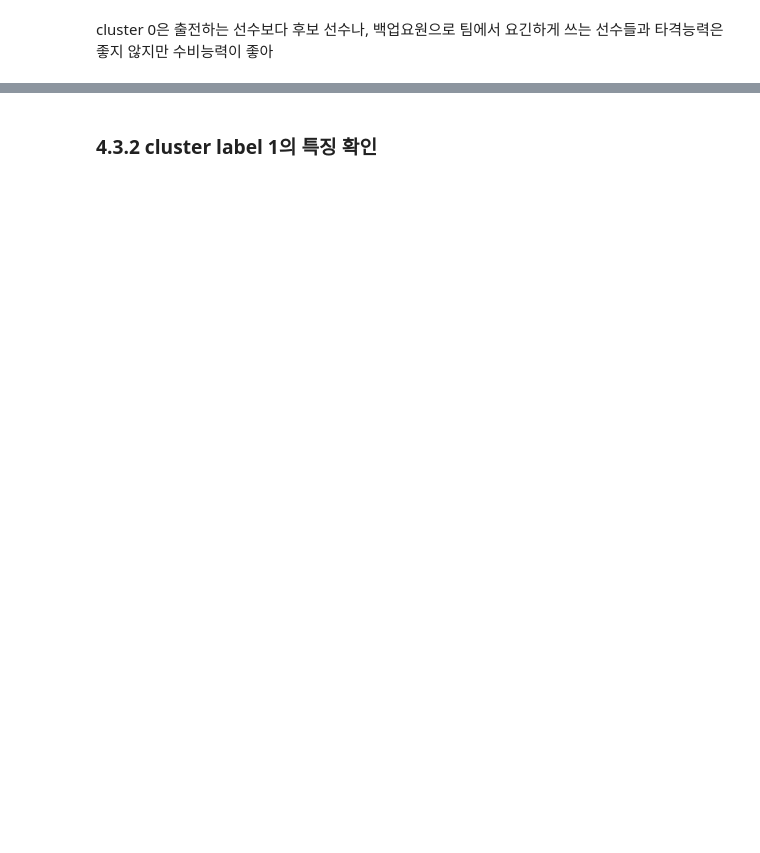
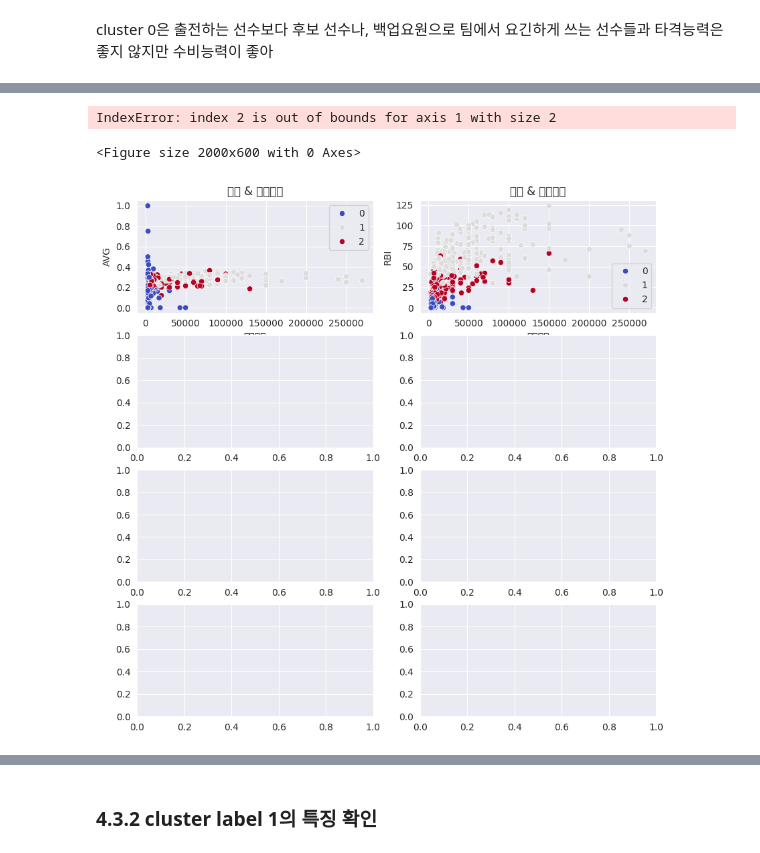
Before and after one commit to zefo38/kbo_salary, a Jupyter notebook: 05. EDA : Height, Weight, Stat Clustering .ipynb, the cells around one changed output, grey strips where cells are left out. Saved outputs shown, nothing was run; the diff lists cells and outputs as text; code cells hidden in the pictures; blank space fills up the shorter version.

```diff
--- a/05. EDA : Height, Weight, Stat Clustering .ipynb
+++ b/05. EDA : Height, Weight, Stat Clustering .ipynb
@@ -758,3 +814,32 @@ sns.scatterplot(y=df_cluster['AVG'], x=df_cluster['연봉상승률'], data=df_cl
+# %%
+plt.figure(figsize=(20, 6))
+fig, ax = plt.subplots(4, 2, figsize=(10, 10))
+
+
+sns.scatterplot(x=df_hitter['후년연봉'], y=df_hitter['AVG'], data=df_hitter, hue=kmeans.labels_, palette='coolwarm', ax=ax[0, 0])
+ax[0, 0].set_title('타율 & 후년연봉')
+
+sns.scatterplot(x=df_hitter['후년연봉'], y=df_hitter['RBI'], data=df_hitter, hue=kmeans.labels_, palette='coolwarm', ax=ax[0, 1])
+ax[0, 1].set_title('타점 & 후년연봉')
+
+sns.scatterplot(x=df_cluster['후년연봉'],y=df_cluster['SLG'], data=df_cluster, hue=kmeans.labels_, palette='coolwarm', ax=ax[0, 2])
+ax[0, 2].set_title('장타율 & 후년연봉')
+
+
+sns.scatterplot(x=df_cluster['후년연봉'],y=df_cluster['OPS'],  data=df_cluster, hue=kmeans.labels_, palette='coolwarm', ax=ax[0, 3])
+ax[0, 3].set_title('출루율+장타율 & 후년연봉')
+
+
+sns.scatterplot(x=df_cluster['후년연봉'],y=df_cluster['OPS'],  data=df_cluster, hue=kmeans.labels_, palette='coolwarm', ax=ax[0, 3])
+ax[0, 3].set_title('출루율+장타율 & 후년연봉')
+
+
+sns.scatterplot(x=df_cluster['후년연봉'],y=df_cluster['OPS'],  data=df_cluster, hue=kmeans.labels_, palette='coolwarm', ax=ax[0, 3])
+ax[0, 3].set_title('출루율+장타율 & 후년연봉')
+# %% [output]
+IndexError: index 2 is out of bounds for axis 1 with size 2
+<Figure size 2000x600 with 0 Axes>
+[figure, added]
 # %%
 plt.figure(figsize=(20, 6))
 
```
Also changed, not shown: parts of 29 cells of this notebook, 2 other files.
